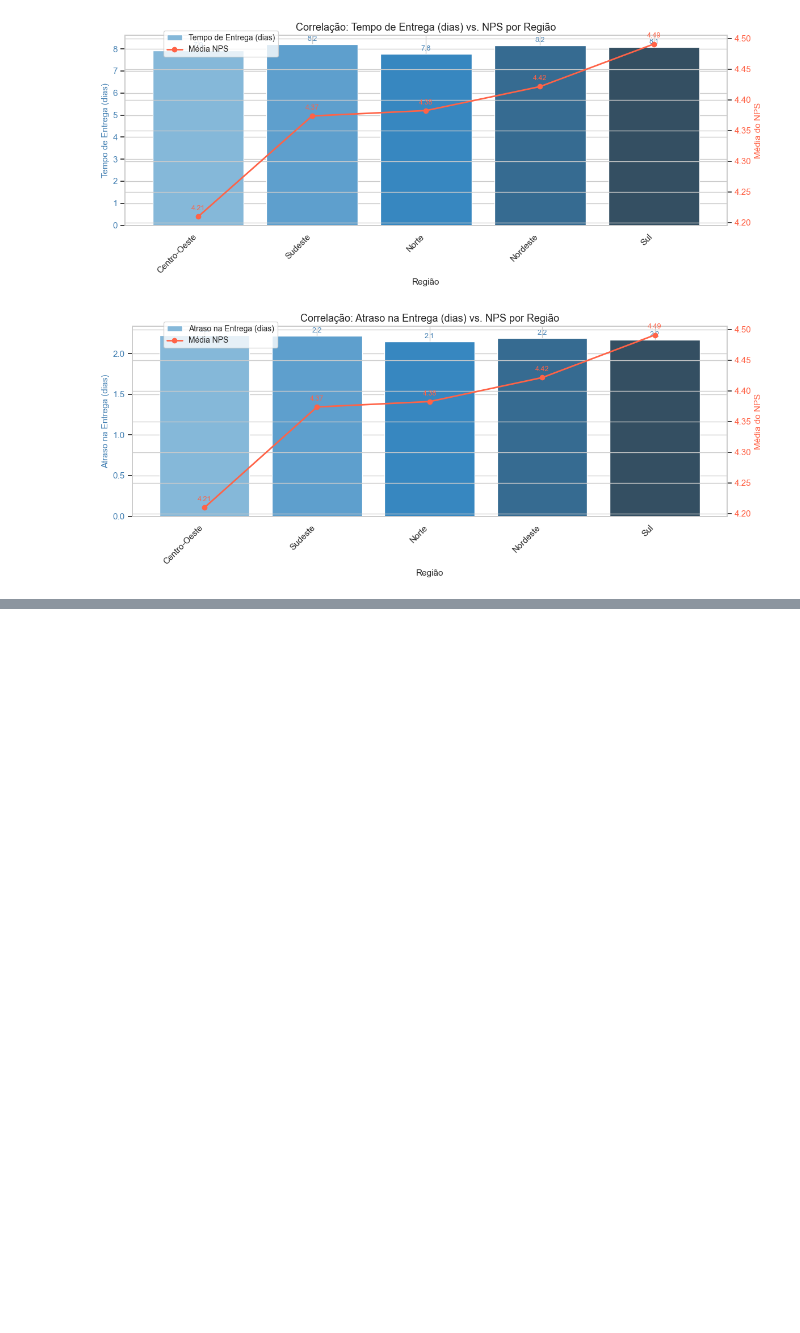
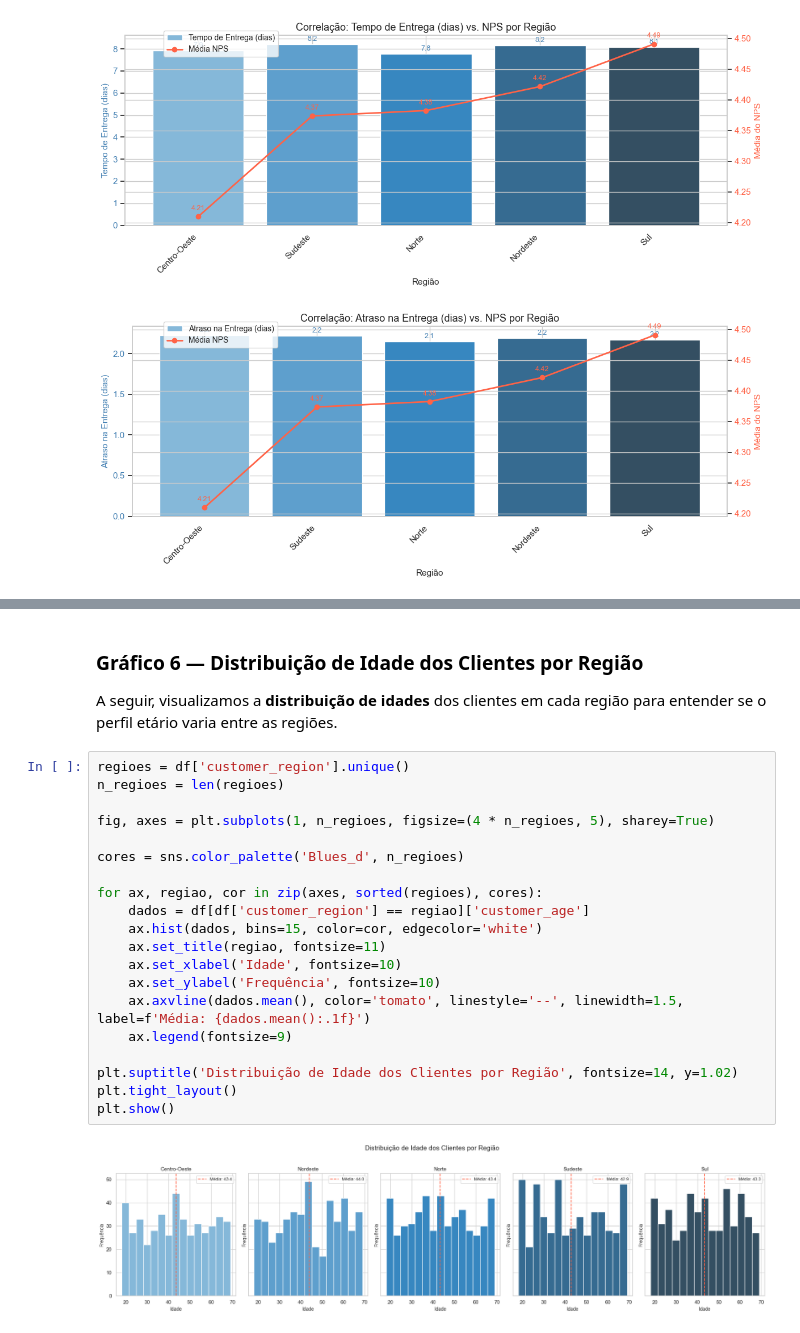
Before and after one commit to Vitor-Lopes-Rodrigues/1IAST---Fase-1---Tech-Challenge, a Jupyter notebook: notebooks/data_exploration.ipynb, the cells around one changed output, grey strips where cells are left out. Saved outputs shown, nothing was run; the diff lists cells and outputs as text; blank space fills up the shorter version.

```diff
--- a/notebooks/data_exploration.ipynb
+++ b/notebooks/data_exploration.ipynb
@@ -385,0 +474,26 @@ for coluna, label in variables.items():
+# %% [markdown]
+### Gráfico 6 — Distribuição de Idade dos Clientes por Região
+
+A seguir, visualizamos a **distribuição de idades** dos clientes em cada região para entender se o perfil etário varia entre as regiões.
+# %%
+regioes = df['customer_region'].unique()
+n_regioes = len(regioes)
+
+fig, axes = plt.subplots(1, n_regioes, figsize=(4 * n_regioes, 5), sharey=True)
+
+cores = sns.color_palette('Blues_d', n_regioes)
+
+for ax, regiao, cor in zip(axes, sorted(regioes), cores):
+    dados = df[df['customer_region'] == regiao]['customer_age']
+    ax.hist(dados, bins=15, color=cor, edgecolor='white')
+    ax.set_title(regiao, fontsize=11)
+    ax.set_xlabel('Idade', fontsize=10)
+    ax.set_ylabel('Frequência', fontsize=10)
+    ax.axvline(dados.mean(), color='tomato', linestyle='--', linewidth=1.5, label=f'Média: {dados.mean():.1f}')
+    ax.legend(fontsize=9)
+
+plt.suptitle('Distribuição de Idade dos Clientes por Região', fontsize=14, y=1.02)
+plt.tight_layout()
+plt.show()
+# %% [output]
+[figure, added]
```
Also changed, not shown: parts of 11 cells of this notebook.
